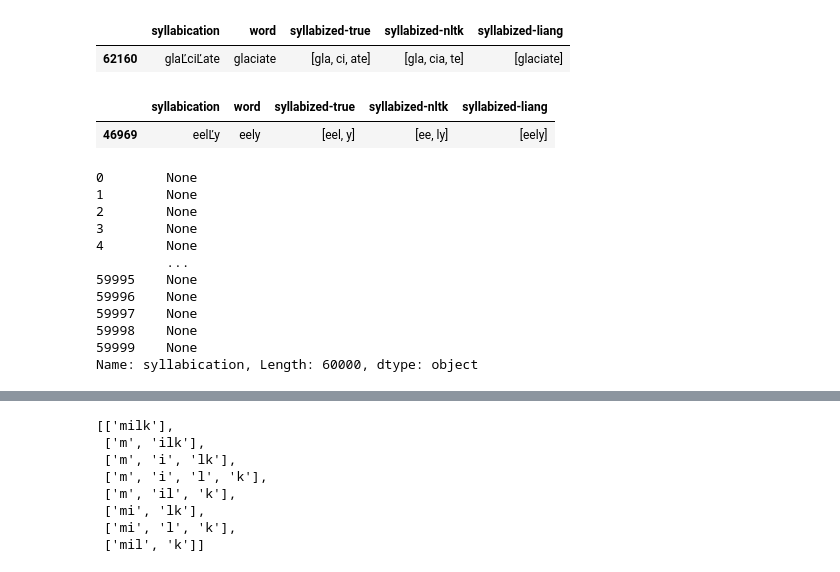
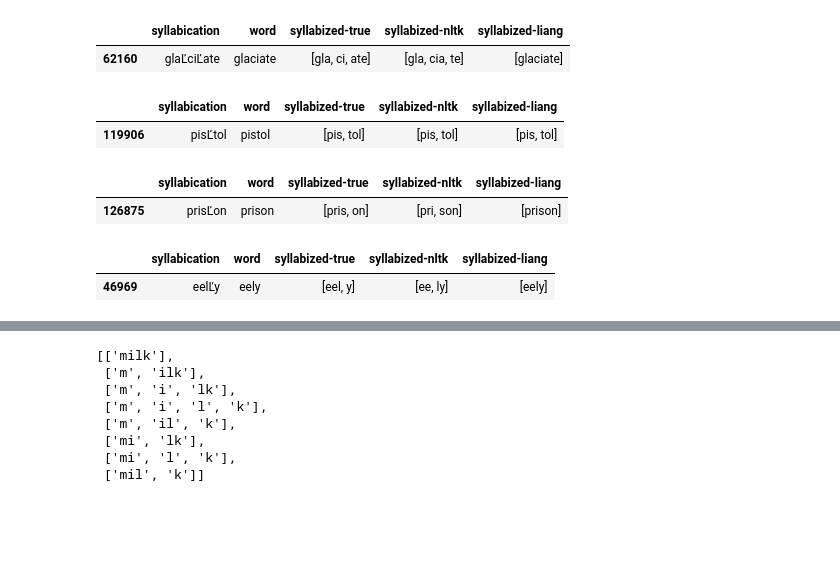
Before and after one commit to TeemuKoivisto/deep-learning-syllabication, a Jupyter notebook: notebooks/nlp-project.ipynb, the cells around one changed output, grey strips where cells are left out. Drawn from its saved outputs; the diff is of its cells as text; code cells hidden in the pictures; blank space fills up the shorter version.

```diff
--- a/notebooks/nlp-project.ipynb
+++ b/notebooks/nlp-project.ipynb
@@ -153,34 +153,18 @@ data[data["word"] == 'glaciate']
 # %% [output]
 |  | syllabication | word | syllabized-true | syllabized-nltk | syllabized-liang |
 | 62160 | glaĽciĽate | glaciate | [gla, ci, ate] | [gla, cia, te] | [glaciate] |
+# %%
+data[data["word"] == 'pistol']
+# %% [output]
+|  | syllabication | word | syllabized-true | syllabized-nltk | syllabized-liang |
+| 119906 | pisĽtol | pistol | [pis, tol] | [pis, tol] | [pis, tol] |
+# %%
+data[data["word"] == 'prison']
+# %% [output]
+|  | syllabication | word | syllabized-true | syllabized-nltk | syllabized-liang |
+| 126875 | prisĽon | prison | [pris, on] | [pri, son] | [prison] |
 # %%
 data[data["word"] == 'eely']
 # %% [output]
 |  | syllabication | word | syllabized-true | syllabized-nltk | syllabized-liang |
 | 46969 | eelĽy | eely | [eel, y] | [ee, ly] | [eely] |
-# %%
-cnt = Counter()
-h = 'ľ'
-
-def count(x):
-    global cnt
-    if type(x) == float:
-        cnt += Counter([str(x)])
-    else:
-        cnt += Counter(x.lower().split(h))
-
-d = data.head(60000)
-d["syllabication"].apply(count)
-# %% [output]
-0        None
-1        None
-2        None
-3        None
-4        None
-         ...
-59995    None
-59996    None
-59997    None
-59998    None
-59999    None
-Name: syllabication, Length: 60000, dtype: object
```
Also changed, not shown: parts of 27 cells of this notebook, 1 other file.
